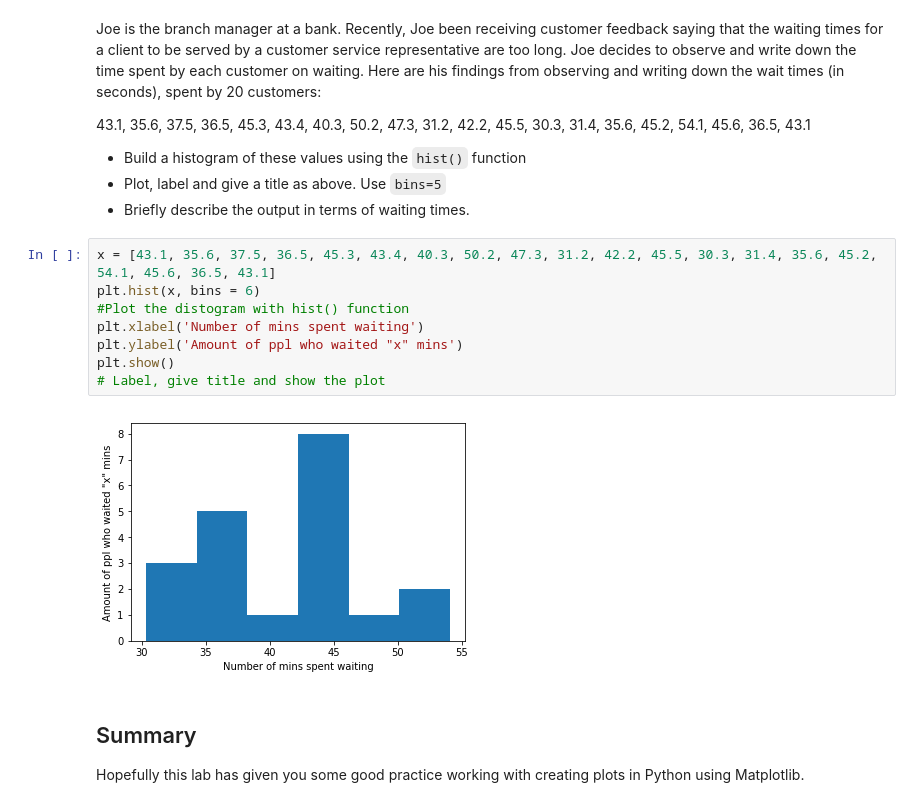
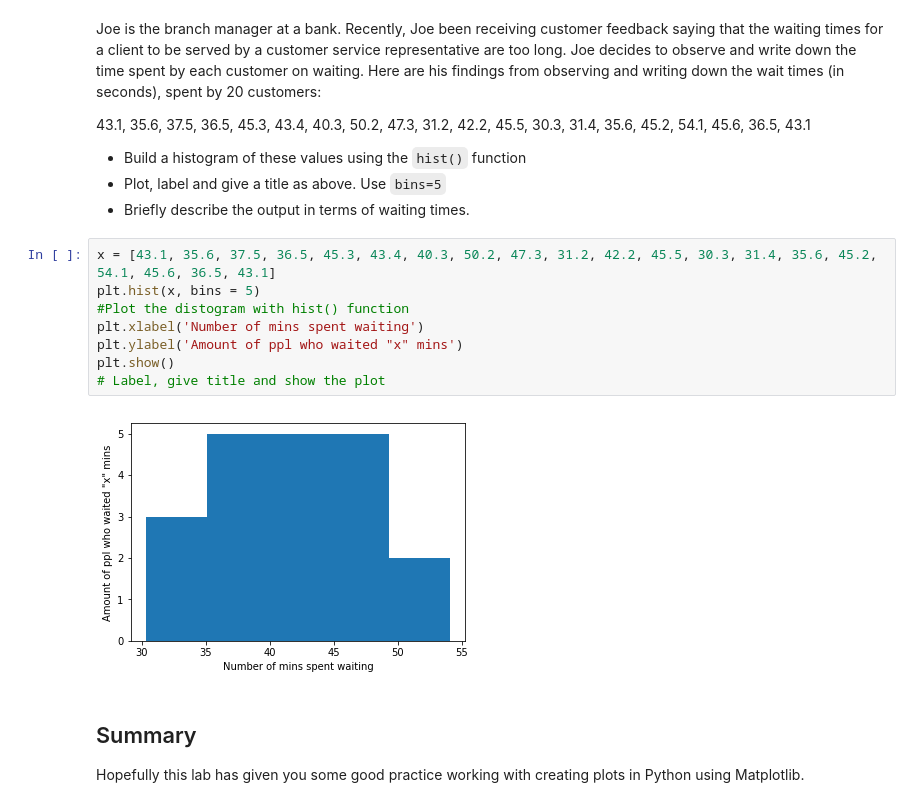
Before and after one commit to UpwardTrajectory/dsc-0-01-22-visualizing-data-lab-seattle-ds-career-040119, a Jupyter notebook: index.ipynb, the cells around one changed output. Drawn from its saved outputs; the diff is of its cells as text.

```diff
--- a/index.ipynb
+++ b/index.ipynb
@@ -110,14 +110,14 @@ Joe is the branch manager at a bank. Recently, Joe been receiving customer feedb
 * Briefly describe the output in terms of waiting times.
 # %%
 x = [43.1, 35.6, 37.5, 36.5, 45.3, 43.4, 40.3, 50.2, 47.3, 31.2, 42.2, 45.5, 30.3, 31.4, 35.6, 45.2, 54.1, 45.6, 36.5, 43.1]
-plt.hist(x, bins = 6)
+plt.hist(x, bins = 5)
 #Plot the distogram with hist() function
 plt.xlabel('Number of mins spent waiting')
 plt.ylabel('Amount of ppl who waited "x" mins')
 plt.show()
 # Label, give title and show the plot
 # %% [output]
-[figure, old version]
+[figure, new version]
 # %% [markdown]
 ## Summary
 
```
